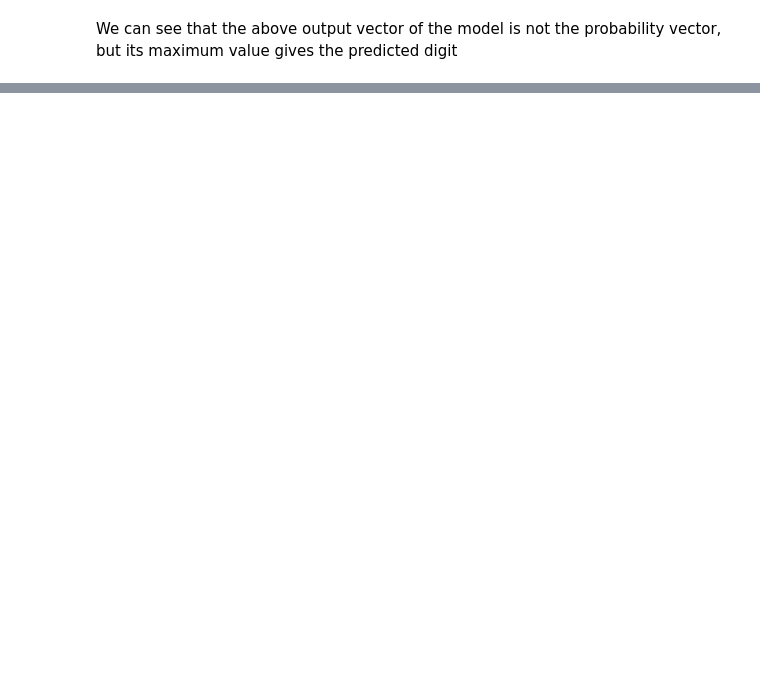
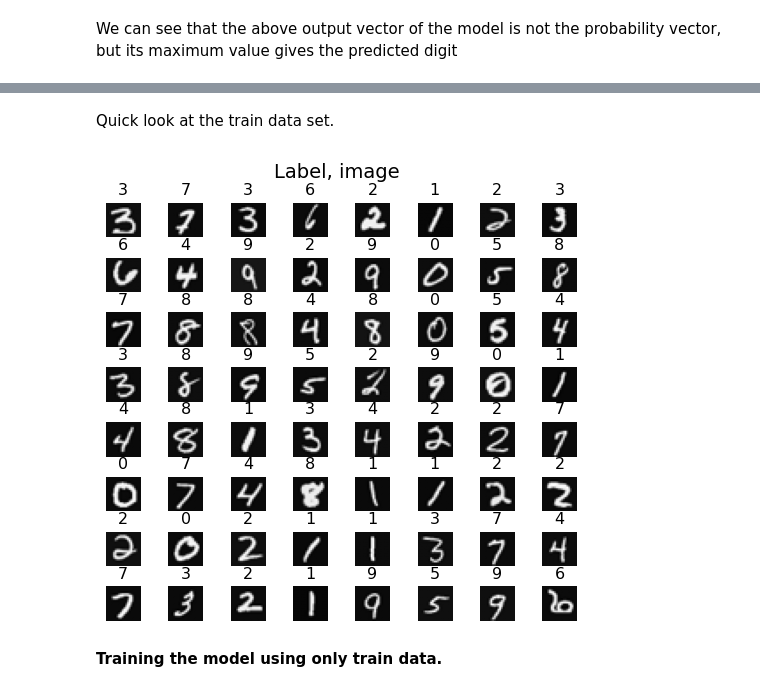
Before and after one commit to Sithum02/Handwritten-Digit-Detection, a Jupyter notebook: Handwritten_Digit_Detection.ipynb, the cells around one changed output, grey strips where cells are left out. Cells and saved outputs as stored; diff of their text form; code cells hidden in the pictures; blank space fills up the shorter version.

```diff
--- a/Handwritten_Digit_Detection.ipynb
+++ b/Handwritten_Digit_Detection.ipynb
@@ -685,0 +739,5 @@ print( f"{display_errors(model,X,y)} errors out of {len(X)} images")
+# %%
+#split the data using sklearn routine
+X_train, X_test, y_train, y_test = train_test_split(X,y,test_size=0.20, random_state=1)
+print("X_train.shape", X_train.shape, "y_train.shape", y_train.shape)
+print("X_test.shape", X_test.shape, "y_test.shape", y_test.shape)
@@ -685,0 +798,32 @@ print( f"{display_errors(model,X,y)} errors out of {len(X)} images")
+# %% [markdown]
+Quick look at the train data set.
+# %%
+import warnings
+warnings.simplefilter(action='ignore', category=FutureWarning)
+
+m, n = X_train.shape
+
+fig, axes = plt.subplots(8,8, figsize=(5,5))
+fig.tight_layout(pad=0.13,rect=[0, 0.03, 1, 0.91]) #[left, bottom, right, top]
+
+#fig.tight_layout(pad=0.5)
+widgvis(fig)
+for i,ax in enumerate(axes.flat):
+  # Select random indices
+  random_index = np.random.randint(m)
+
+  # Select rows corresponding to the random indices and
+  # reshape the image
+  X_random_reshaped = X_train[random_index].reshape((20,20)).T
+
+  # Display the image
+  ax.imshow(X_random_reshaped, cmap='gray')
+
+  # Display the label above the image
+  ax.set_title(y_train[random_index,0])
+  ax.set_axis_off()
+  fig.suptitle("Label, image", fontsize=14)
+# %% [output]
+[figure, added]
+# %% [markdown]
+**Training the model using only train data.**
```
Also changed, not shown: parts of 36 cells of this notebook.
